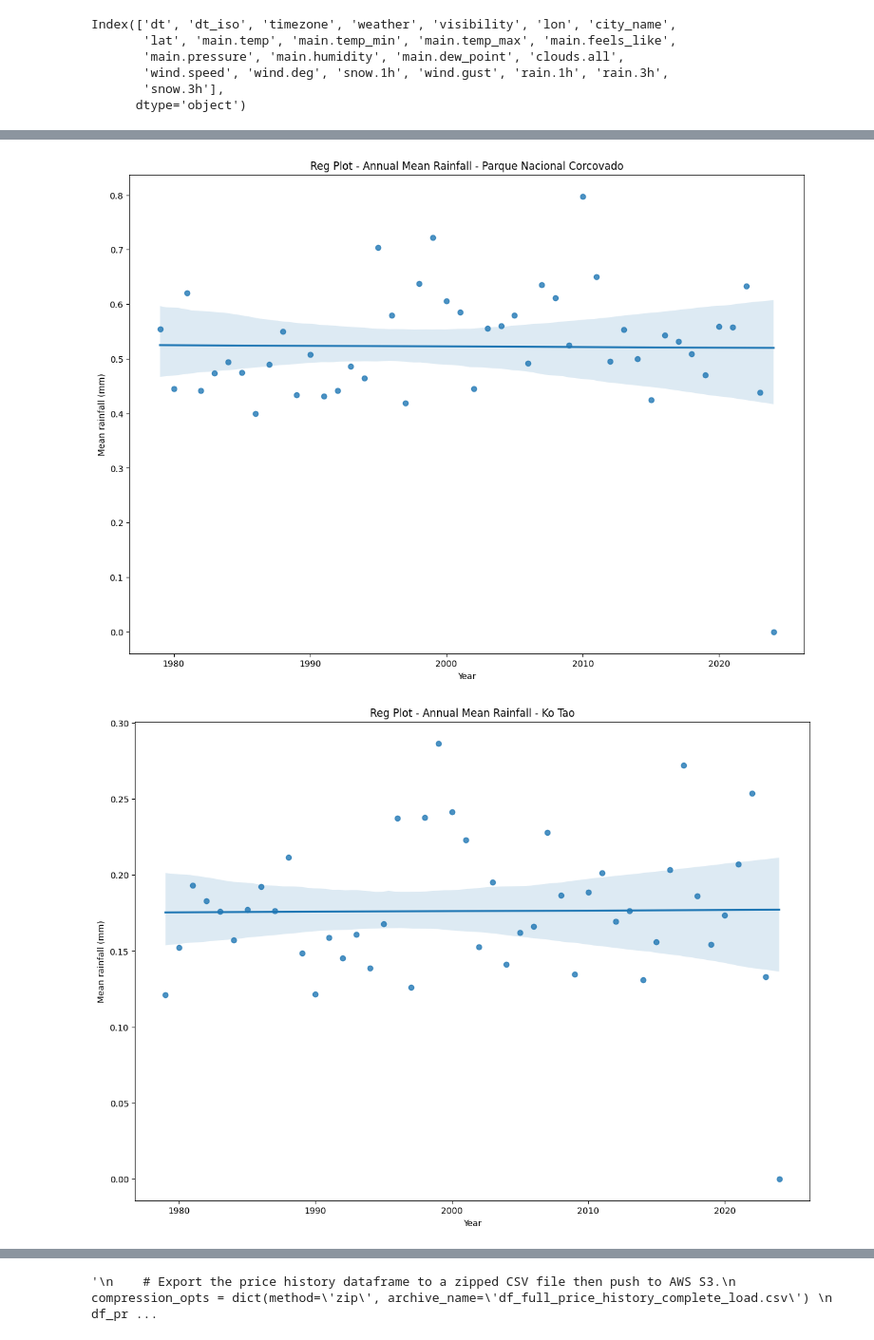
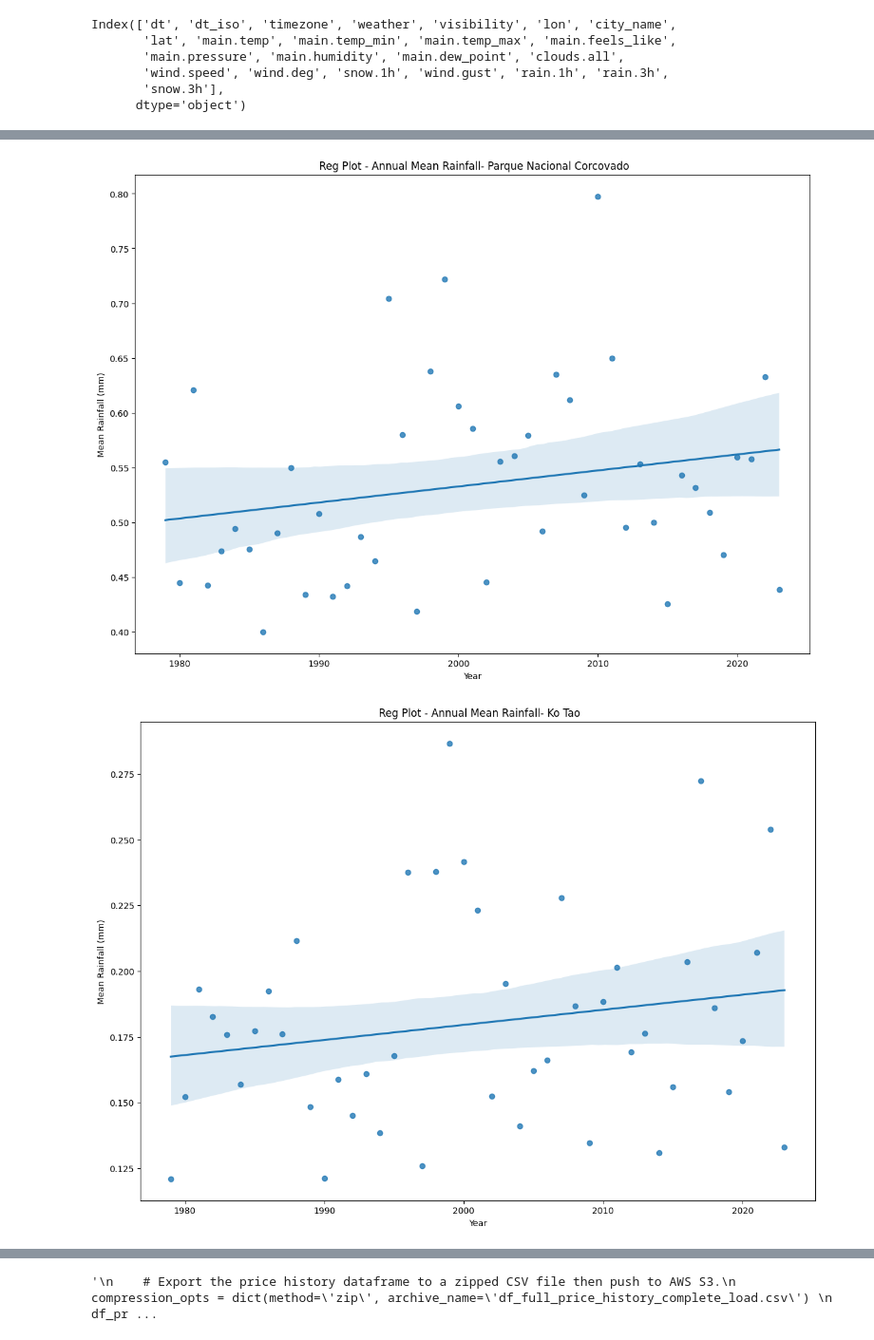
Before and after one commit to KatTiel/data_pipeline_weather_data, a Jupyter notebook: transform/open_weather_history.ipynb, the cells around one changed output, grey strips where cells are left out. Shown at 95% size. Drawn from its saved outputs; the diff is of its cells as text; code cells hidden in the pictures.

```diff
--- a/transform/open_weather_history.ipynb
+++ b/transform/open_weather_history.ipynb
@@ -31,6 +29,6 @@ f = open("weather_history_bulk.json")
 weather_history_bulk = json.load(f)
 # %%
 # Convert JSON file to DataFrame
-df = pd.json_normalize(weather_history_bulk)
+dataframe = pd.json_normalize(weather_history_bulk)
 # %%
 # Data exploration
@@ -69,20 +87,7 @@ Index(['dt', 'dt_iso', 'timezone', 'weather', 'visibility', 'lon', 'city_name',
 # %%
 # Create seperate DataFrames by location
-weather_history_berlin = df.loc[df['city_name'] == 'Berlin']
-weather_history_tulum = df.loc[df['city_name'] == 'Tulum']
-weather_history_corcovado = df.loc[df['city_name'] == 'Parque Nacional Corcovado']
-weather_history_kotao = df.loc[df['city_name'] == 'Ko Tao']
-weather_history_sandiego = df.loc[df['city_name'] == 'San Diego']
+weather_history_berlin = dataframe.loc[dataframe['city_name'] == 'Berlin']
+weather_history_tulum = dataframe.loc[dataframe['city_name'] == 'Tulum']
+weather_history_corcovado = dataframe.loc[dataframe['city_name'] == 'Parque Nacional Corcovado']
+weather_history_kotao = dataframe.loc[dataframe['city_name'] == 'Ko Tao']
+weather_history_sandiego = dataframe.loc[dataframe['city_name'] == 'San Diego']
-# %%
-# Convert timestamp to date, add Y and YM column
-pd.set_option('mode.chained_assignment', None)
-
-def to_datetime(df, timestamp_column, date_column):
-    df.loc[date_column] = pd.to_datetime(df.loc[:, timestamp_column], unit='s')
-    df.drop(columns = [timestamp_column], inplace=True)
-    df.loc['Y'] = int(df.loc[:, date_column].dt.year)
-
-city_dfs = [weather_history_berlin, weather_history_tulum, weather_history_corcovado, weather_history_kotao, weather_history_sandiego]
-
-for df in city_dfs:
-    to_datetime(df, 'dt', 'date_column')
@@ -111,11 +127,13 @@ weather_history_berlin.head
 # %%
 # Filter out data from 2024 for annual mean temperature (few data points)
 def filter_out_year(df):
-    return df[df['Y'] != '2024']
-
-for i, df in enumerate(city_dfs):
-    city_dfs[i] = filter_out_year(df)
+    df.drop(df[df['Y'] == 2024].index, inplace=True)
 
 # Replace NaN by 0
+def replace_nan_with_zero(df):
+    df.fillna(0, inplace=True)
+
+# Process each dataframe
 for i in city_dfs:
-    i.fillna(0, inplace=True)
+    filter_out_year(i)
+    replace_nan_with_zero(i)
@@ -200,13 +239,13 @@ for city_name, df in zip(['Berlin', 'Tulum', 'Parque Nacional Corcovado', 'Ko Ta
 # %%
-def regplot_temp(df, city_name, filename):
+def regplot_rain(df, city_name):
 
     fig = sns.regplot(x=df['Y'].unique().astype(int), y=df['rain.1h'].groupby(df['Y']).mean().astype(float))
     fig.figure.set_size_inches(14, 10)
     plt.xlabel("Year")
-    plt.ylabel("Mean rainfall (mm)")
+    plt.ylabel("Mean Rainfall (mm)")
     plt.title(f' Reg Plot - Annual Mean Rainfall- {city_name}')
     plt.show(fig)
 
 for city_name, df in zip(['Berlin', 'Tulum', 'Parque Nacional Corcovado', 'Ko Tao', 'San Diego'], filtered_city_dfs):
-    regplot_temp(df, city_name)
+    regplot_rain(df, city_name)
 # %% [output]
@@ -215,2 +254,2 @@ for city_name, df in zip(['Berlin', 'Tulum', 'Parque Nacional Corcovado', 'Ko Ta
-[figure, old version]
+[figure, new version]
-[figure, old version]
+[figure, new version]
```
Also changed, not shown: parts of 15 cells of this notebook.
